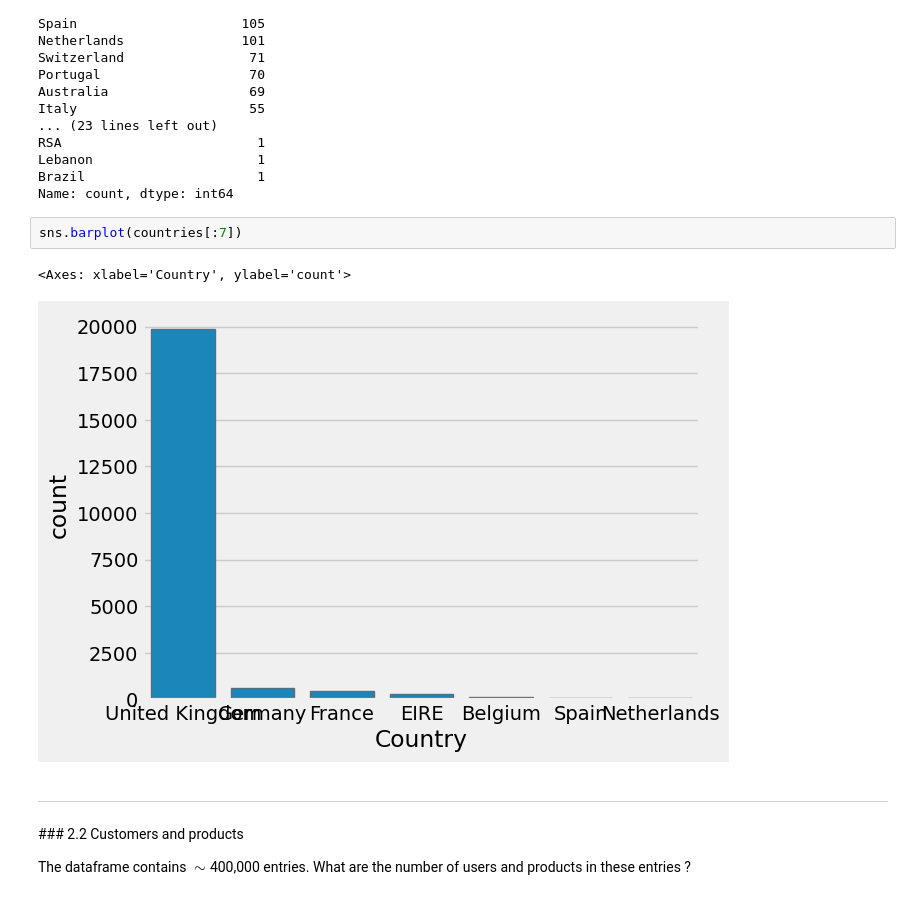
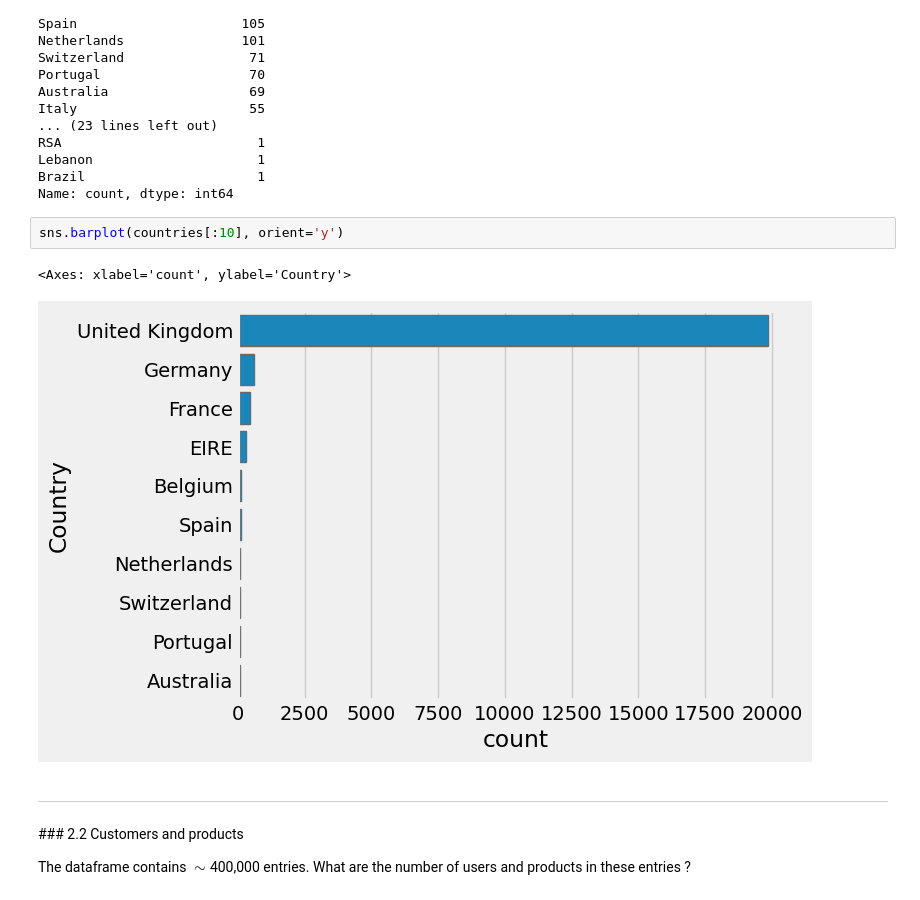
Before and after one commit to HuynhThanhQuan/fsds, a Jupyter notebook: ml/lab3/lab/customer-segmentation_multiclass.ipynb, the cells around one changed output. Cells and saved outputs as stored; diff of their text form.

```diff
--- a/ml/lab3/lab/customer-segmentation_multiclass.ipynb
+++ b/ml/lab3/lab/customer-segmentation_multiclass.ipynb
@@ -236,10 +238,10 @@ Lebanon                     1
 Brazil                      1
 Name: count, dtype: int64
 # %%
-sns.barplot(countries[:7])
+sns.barplot(countries[:10], orient='y')
 # %% [output]
-<Axes: xlabel='Country', ylabel='count'>
+<Axes: xlabel='count', ylabel='Country'>
-[figure, old version]
+[figure, new version]
 # %% [markdown]
 ___
 ### 2.2 Customers and products
```
Also changed, not shown: parts of 50 cells of this notebook, 15 other files.
